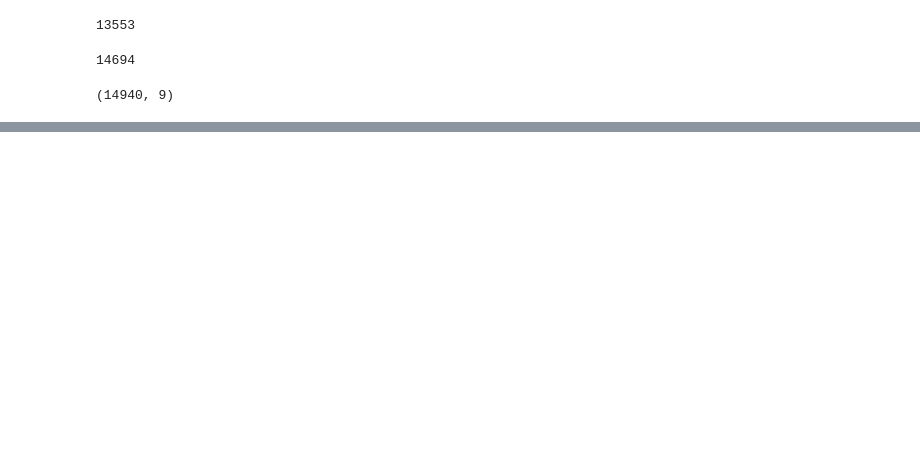
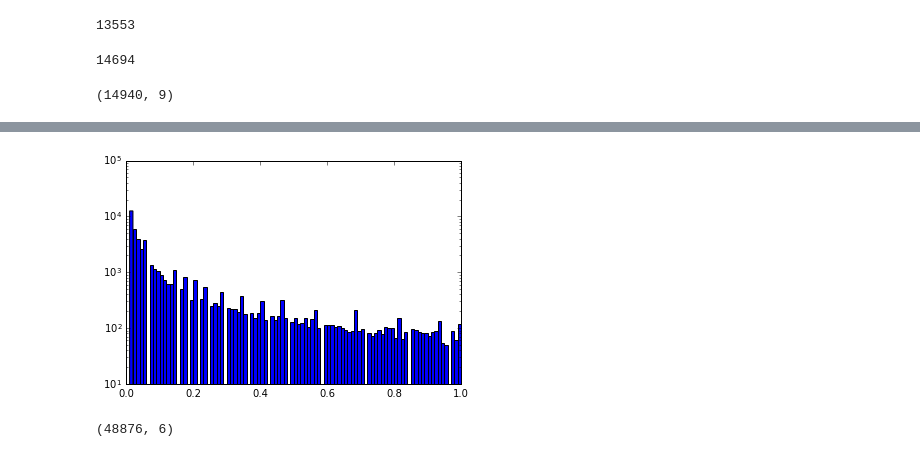
Before and after one commit to patelravip/SLiM-Simulation-results, a Jupyter notebook: Process SLiM simulations.ipynb, the cells around one changed output, grey strips where cells are left out. Saved outputs shown, nothing was run; the diff lists cells and outputs as text; code cells hidden in the pictures; blank space fills up the shorter version.

```diff
--- a/Process SLiM simulations.ipynb
+++ b/Process SLiM simulations.ipynb
@@ -101,0 +110,4 @@ ax.set_ylabel('Global AF at end')
+# %%
+plt.hist(traj['af_ANC'], bins=np.linspace(0.01,1,100), log=True);
+# %% [output]
+[figure, added]
@@ -101,0 +116,4 @@ ax.set_ylabel('Global AF at end')
+# %%
+anc.shape
+# %% [output]
+(48876, 6)
```
Also changed, not shown: parts of 13 cells of this notebook.
